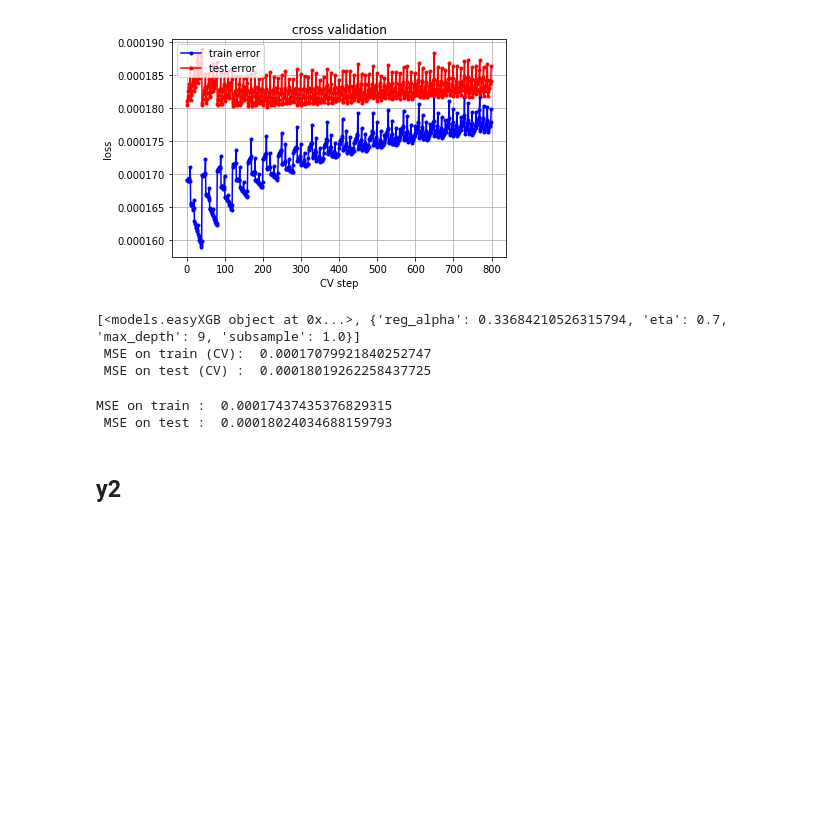
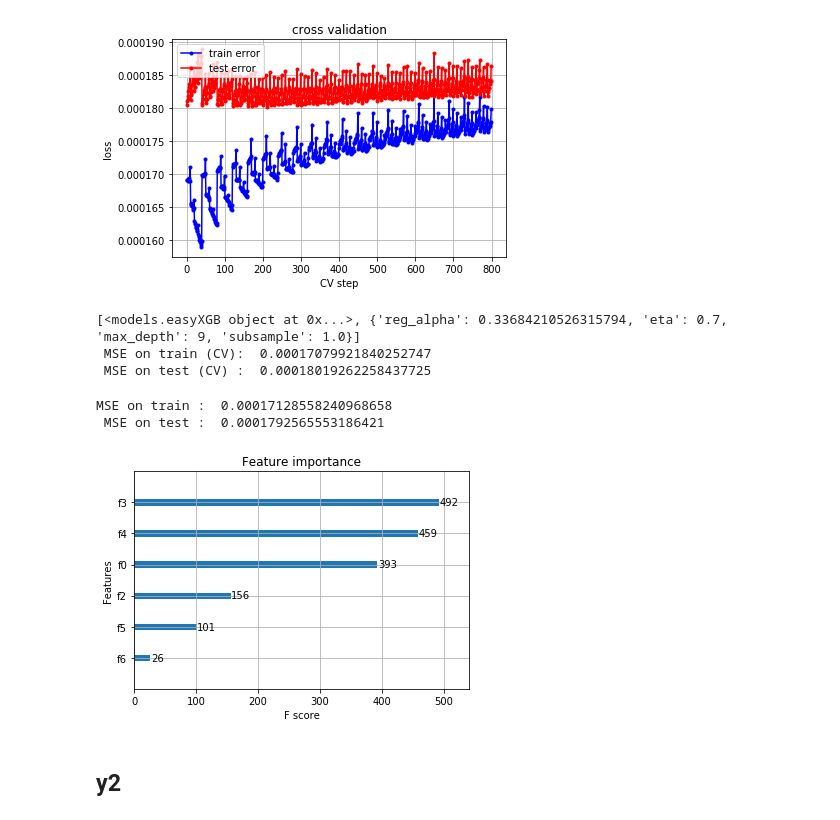
Before and after one commit to WilliamCappelletti/ML_CS433_project2, a Jupyter notebook: src/William_Notebook.ipynb, the cells around one changed output. Saved outputs shown, nothing was run; the diff lists cells and outputs as text; code cells hidden in the pictures; blank space fills up the shorter version.

```diff
--- a/src/William_Notebook.ipynb
+++ b/src/William_Notebook.ipynb
@@ -16,8 +17,8 @@ from sklearn.metrics import mean_squared_error, explained_variance_score
 from general_code import *
 # %%
 #Read using function
-y1, y2, y3, y4, X, realization = treatment.data_initialization(realiz=True)
-X.head()
+y1, y2, y3, y4, X_, realization = treatment.data_initialization(realiz=True)
+X_.head()
 # %% [output]
 |  | enzyme_complex_concentration | enzyme_concentration | mu_mass | product_concentration | substrate_concentration | ... |
 | 0 | -9.761988 | -11.959213 | 12.1 | -9.230543 | -9.923690 | ... |
@@ -196,3 +231,5 @@ print('MSE on train : ', mean_squared_error(y_train, y_pred_tr), '\n',
+# %%
+X = X_.values
 # %%
 X = X.drop(columns=['sigma_mass_0.0', 'sigma_mass_0.825', 'enzyme_concentration'])
 X = X.values
@@ -321,5 +359,5 @@ easyXGBReg.fit(X_train, y1_train,  **method[1])
 print('MSE on train : ', easyXGBReg.score(X_train, y1_train), '\n',
      'MSE on test : ', easyXGBReg.score(X_test, y1_test))
 # %% [output]
-MSE on train :  0.00017437435376829315
- MSE on test :  0.00018024034688159793
+MSE on train :  0.00017128558240968658
+ MSE on test :  0.0001792565553186421
@@ -328,3 +364,8 @@ easyXGBReg.save(1)
+# %%
+xgb.plot_importance(easyXGBReg.model)
+plt.savefig('../results/k1_fwd_importance.png')
+# %% [output]
+[figure, added]
 # %% [markdown]
 ## y2
 # %%
```
Also changed, not shown: parts of 17 cells of this notebook, 4 other files.
